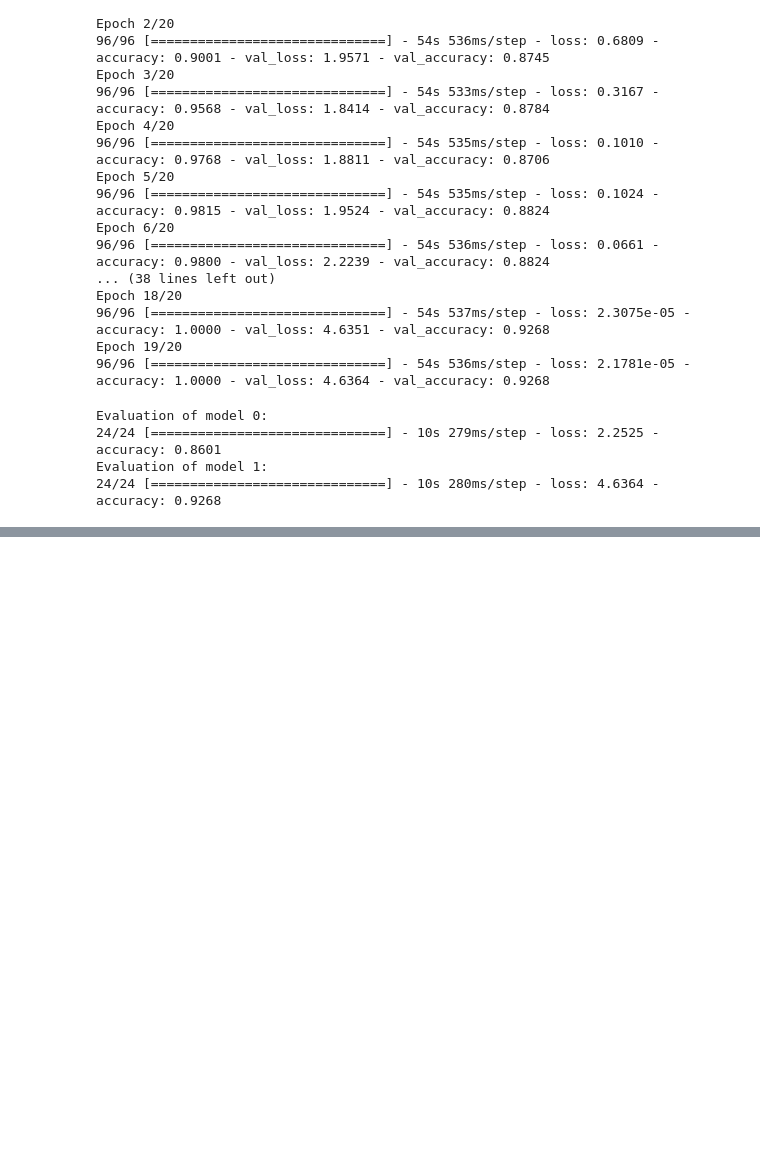
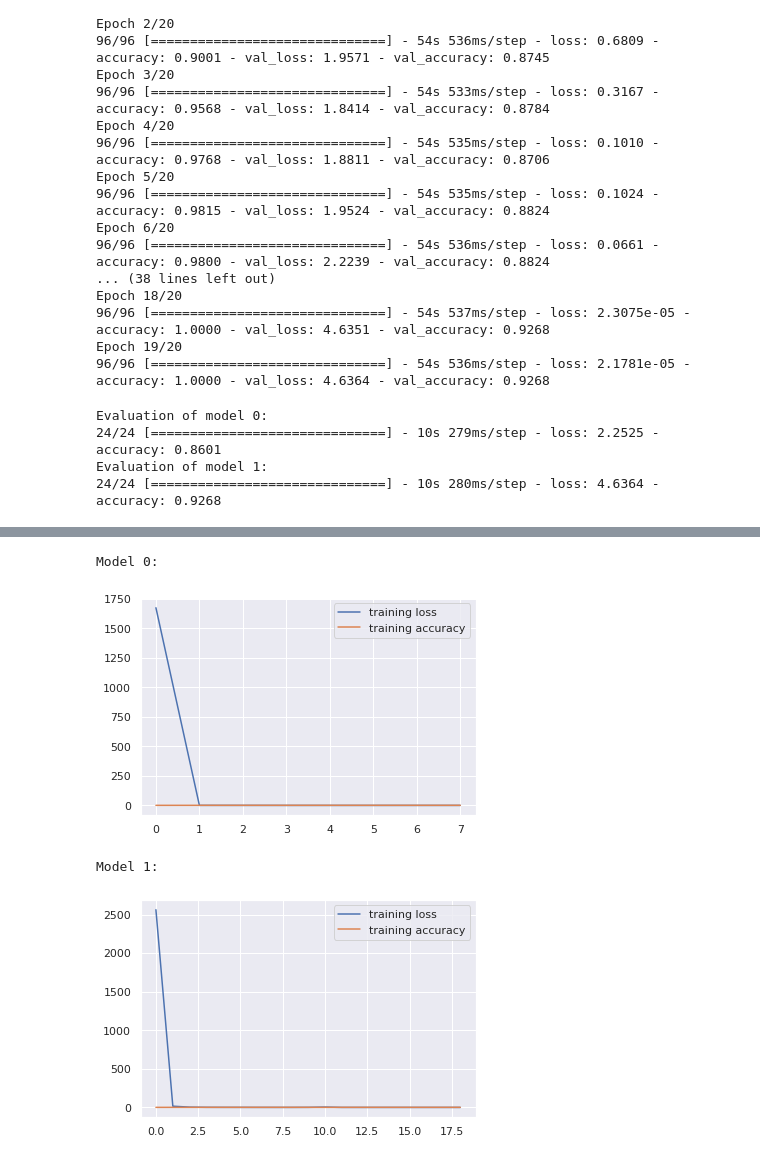
Before and after one commit to GoetheUniCV/cvproject, a Jupyter notebook: models/benchmark.ipynb, the cells around one changed output, grey strips where cells are left out. Drawn from its saved outputs; the diff is of its cells as text; code cells hidden in the pictures; blank space fills up the shorter version.

```diff
--- a/models/benchmark.ipynb
+++ b/models/benchmark.ipynb
@@ -250,8 +270,16 @@ plt.legend()
 # %%
-#test data accuracy and loss
-plt.plot(history.history['loss'], label = 'training loss')
-plt.plot(history.history['accuracy'], label = 'training accuracy')
-plt.legend()
+for i, history in enumerate(histories):
+  print(f'Model {i}:')
+  #test data accuracy and loss
+  plt.plot(history.history['loss'], label = 'training loss')
+  plt.plot(history.history['accuracy'], label = 'training accuracy')
+  plt.legend()
+  plt.show()
+# %% [output]
+Model 0:
+[figure, added]
+Model 1:
+[figure, added]
 # %%
 #save models as .h5 file
 
```
Also changed, not shown: parts of 6 cells of this notebook.
